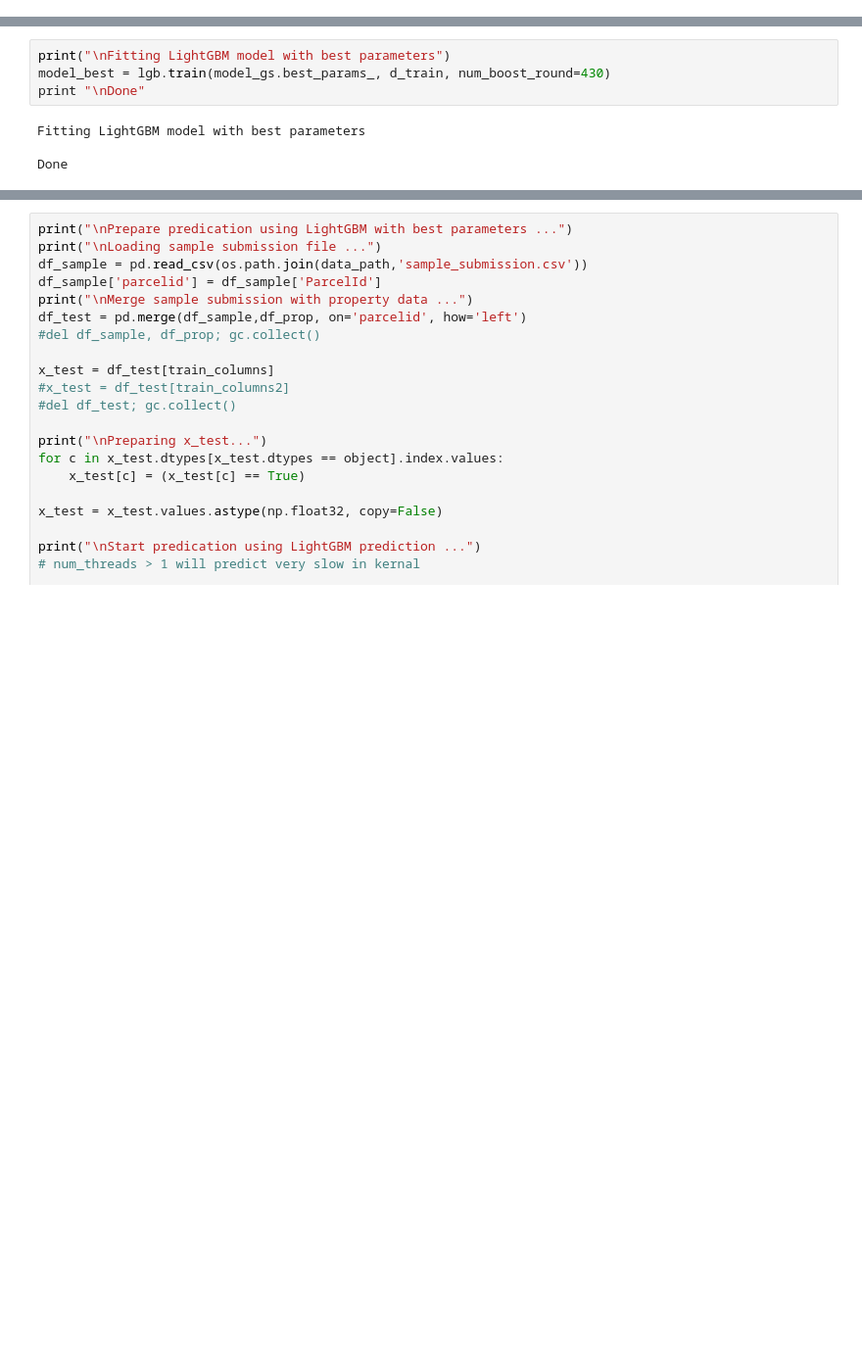
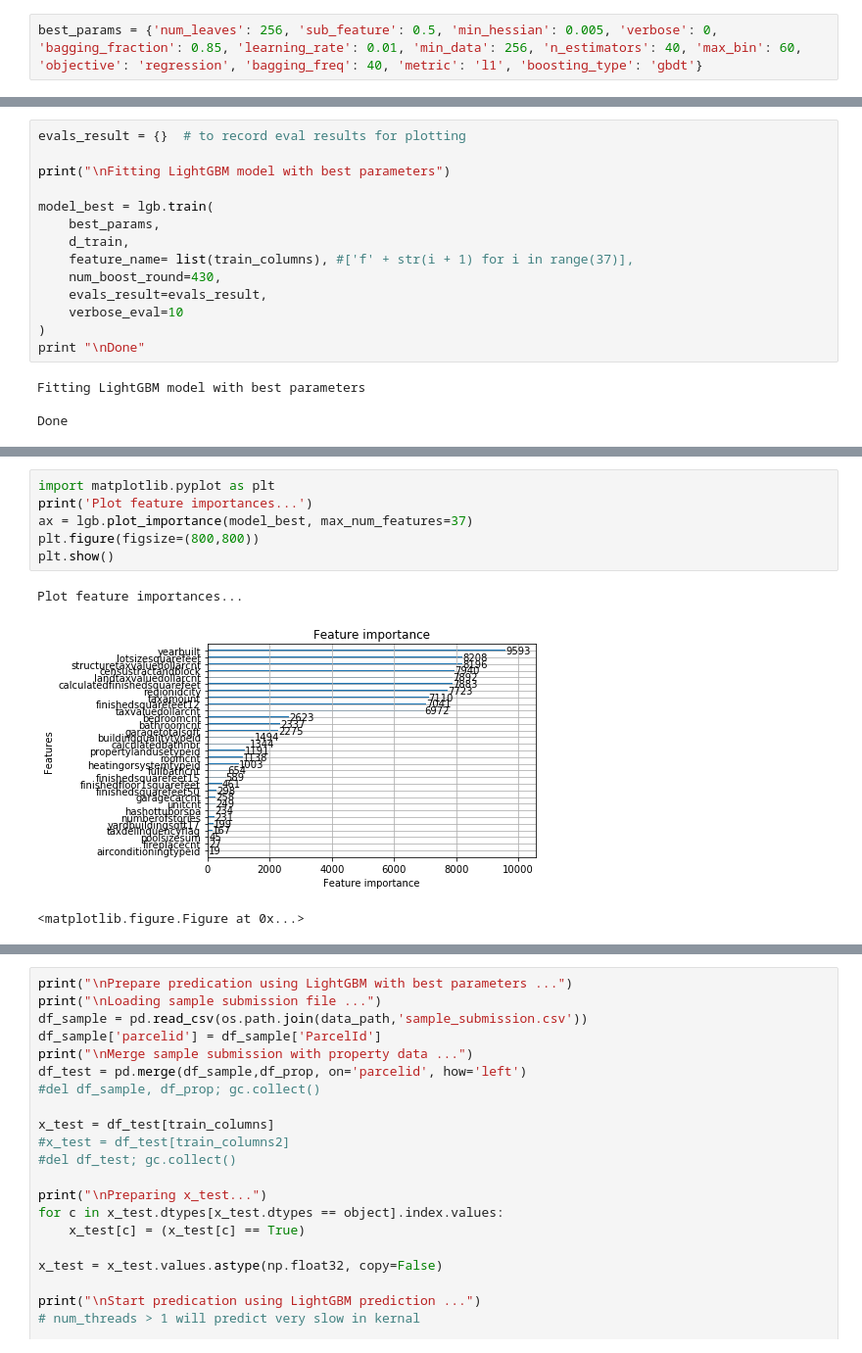
Before and after one commit to eagle9/udacity_machine_learning, a Jupyter notebook: projects/capstone/capstone_final.ipynb, the cells around one changed output, grey strips where cells are left out. Shown at 98% size. Drawn from its saved outputs; the diff is of its cells as text; blank space fills up the shorter version.

```diff
--- a/projects/capstone/capstone_final.ipynb
+++ b/projects/capstone/capstone_final.ipynb
@@ -779,3 +782,5 @@ model_gs.fit(x_train, y_train)
 print('Best parameters found by grid search are:', model_gs.best_params_)
 # %% [output]
 ('Best parameters found by grid search are:', {'num_leaves': 256, 'sub_feature': 0.5, 'min_hessian': 0.005, 'verbose': 0, 'bagging_fraction': 0.85, 'learning_rate': 0.01, 'min_data': 256, 'n_estimator ...
+# %%
+best_params = {'num_leaves': 256, 'sub_feature': 0.5, 'min_hessian': 0.005, 'verbose': 0, 'bagging_fraction': 0.85, 'learning_rate': 0.01, 'min_data': 256, 'n_estimators': 40, 'max_bin': 60, 'objective': 'regression', 'bagging_freq': 40, 'metric': 'l1', 'boosting_type': 'gbdt'}
@@ -782,6 +804,16 @@ print('Best parameters found by grid search are:', model_gs.best_params_)
 # %%
+evals_result = {}  # to record eval results for plotting
+
 print("\nFitting LightGBM model with best parameters")
-model_best = lgb.train(model_gs.best_params_, d_train, num_boost_round=430)
+
+model_best = lgb.train(
+    best_params,
+    d_train,
+    feature_name= list(train_columns), #['f' + str(i + 1) for i in range(37)],
+    num_boost_round=430,
+    evals_result=evals_result,
+    verbose_eval=10
+)
 print "\nDone"
 # %% [output]
 Fitting LightGBM model with best parameters
@@ -789,0 +829,10 @@ Done
+# %%
+import matplotlib.pyplot as plt
+print('Plot feature importances...')
+ax = lgb.plot_importance(model_best, max_num_features=37)
+plt.figure(figsize=(800,800))
+plt.show()
+# %% [output]
+Plot feature importances...
+[figure, added]
+<matplotlib.figure.Figure at 0x...>
```
Also changed, not shown: parts of 8 cells of this notebook, 1 other file.
